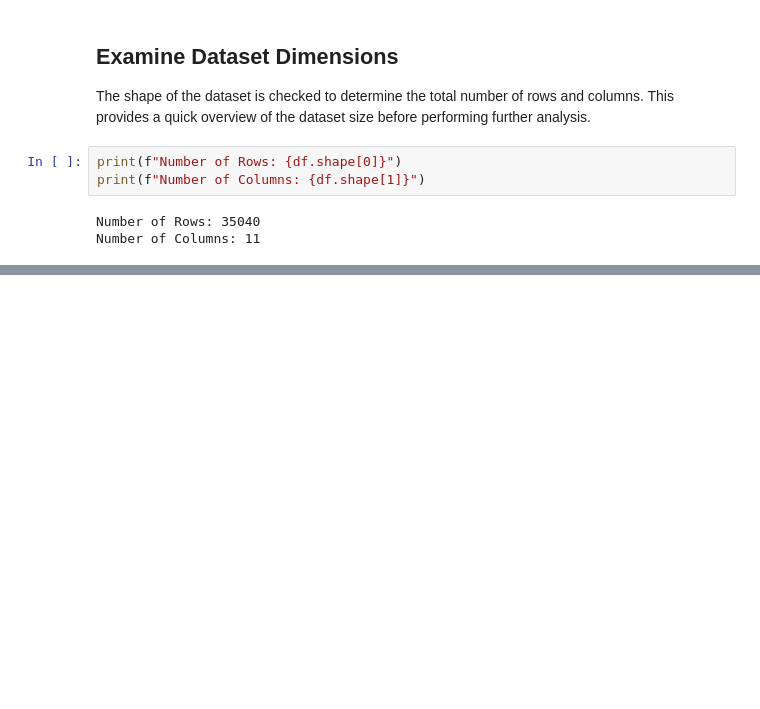
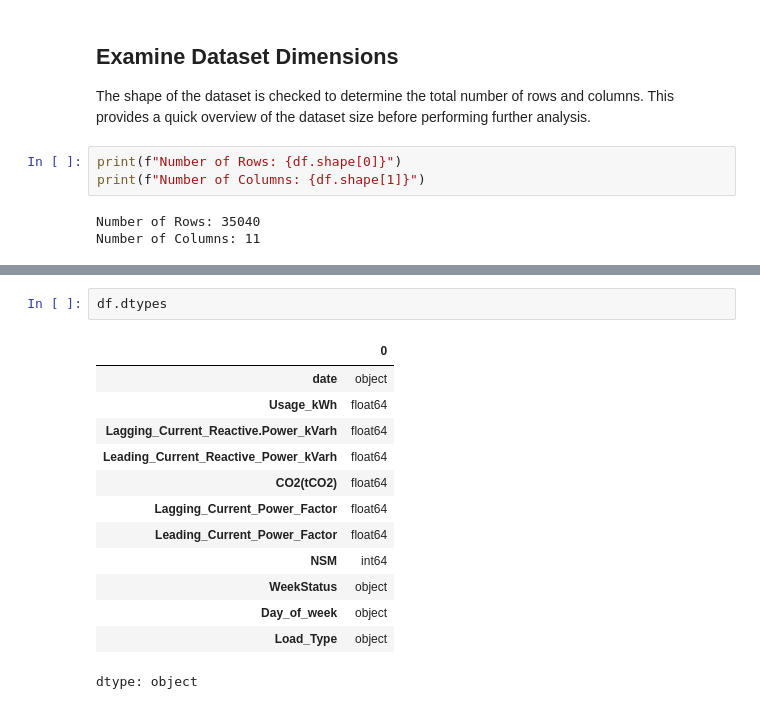
Before and after one commit to hania-sajjad/Week-2-Task, a Jupyter notebook: week2_eda.ipynb, the cells around one changed output, grey strips where cells are left out. Saved outputs shown, nothing was run; the diff lists cells and outputs as text; blank space fills up the shorter version.

```diff
--- a/week2_eda.ipynb
+++ b/week2_eda.ipynb
@@ -49,0 +125,16 @@ Number of Columns: 11
+# %%
+df.dtypes
+# %% [output]
+|  | 0 |
+| date | object |
+| Usage_kWh | float64 |
+| Lagging_Current_Reactive.Power_kVarh | float64 |
+| Leading_Current_Reactive_Power_kVarh | float64 |
+| CO2(tCO2) | float64 |
+| Lagging_Current_Power_Factor | float64 |
+| Leading_Current_Power_Factor | float64 |
+| NSM | int64 |
+| WeekStatus | object |
+| Day_of_week | object |
+| Load_Type | object |
+dtype: object
```
Also changed, not shown: parts of 9 cells of this notebook.
